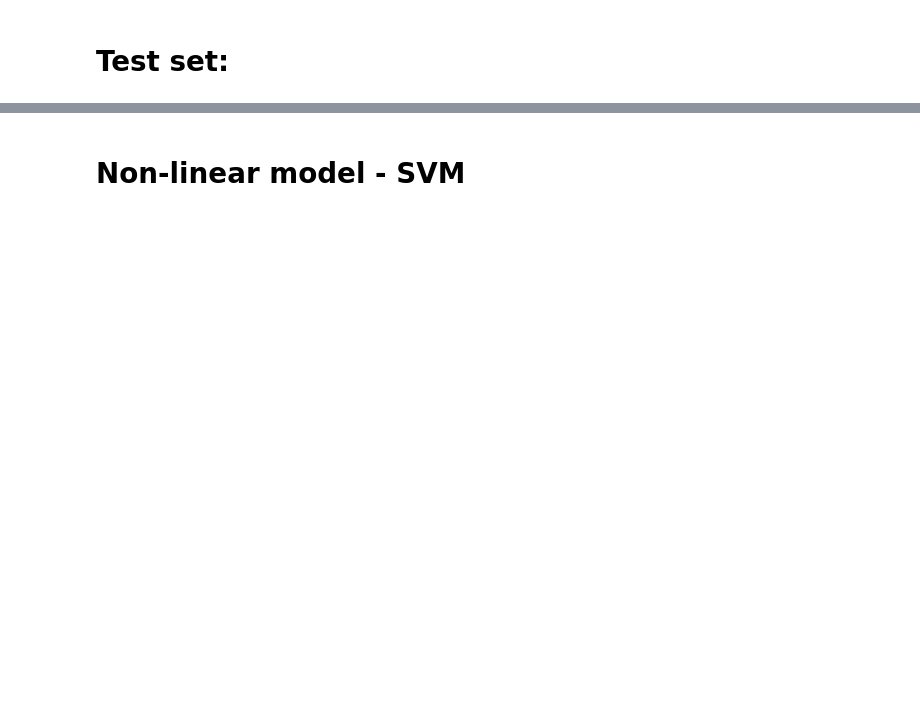
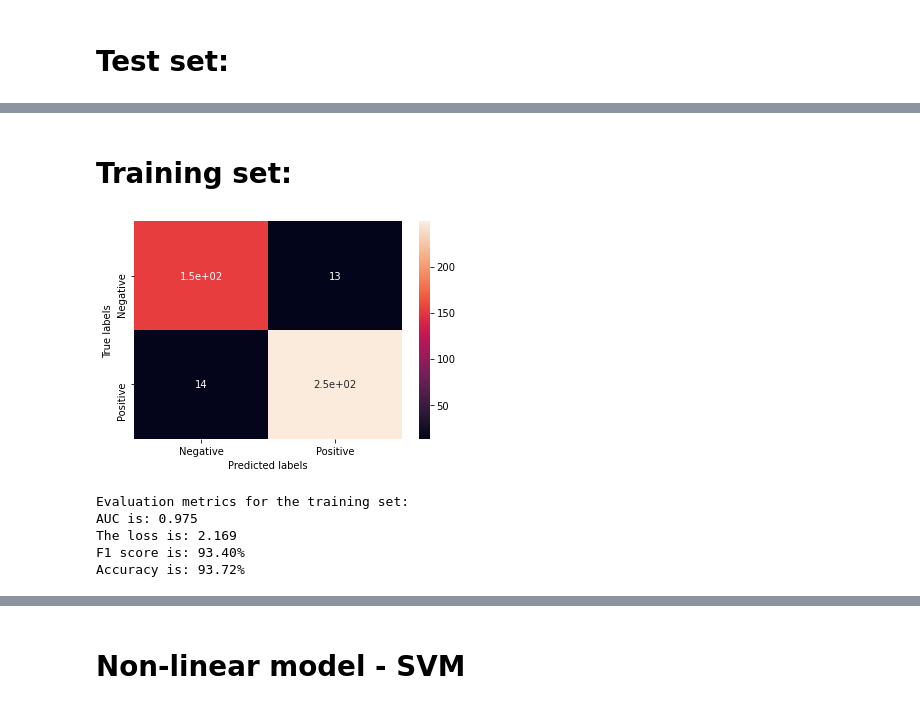
Before and after one commit to mlh-master/hw2_mlh-shir-sagi, a Jupyter notebook: HW2.ipynb, the cells around one changed output, grey strips where cells are left out. Drawn from its saved outputs; the diff is of its cells as text; code cells hidden in the pictures; blank space fills up the shorter version.

Commit message:
All linear and non-linear models complete

```diff
--- a/HW2.ipynb
+++ b/HW2.ipynb
@@ -181,0 +184,29 @@ Accuracy is: 90.74%
+# %%
+from sklearn.model_selection import StratifiedKFold
+n_splits = 5
+skf = StratifiedKFold(n_splits=n_splits, random_state=10, shuffle=True)
+
+from sklearn.svm import SVC
+from sklearn.model_selection import GridSearchCV
+from sklearn.pipeline import Pipeline
+from sklearn.metrics import confusion_matrix
+svc = SVC(probability=True)
+pipe = Pipeline(steps=[('svm', svc)])
+C = [0.001,0.01,0.5,1,1.5,2,3,4,5,10,20,50,100,1000]
+svm_lin = GridSearchCV(estimator=pipe,
+             param_grid={'svm__kernel':['linear'], 'svm__C':C},
+             scoring=['accuracy','f1','precision','recall','roc_auc'],
+             cv=skf, refit='roc_auc', verbose=3, return_train_score=True)
+svm_lin.fit(X_train, y_train)
+best_svm_lin = svm_lin.best_estimator_
+print(svm_lin.best_params_)
+
+y_pred_train_svm_lin = best_svm_lin.predict(X_train)
+y_pred_proba_train_svm_lin = best_svm_lin.predict_proba(X_train)
+AUC_train_svm_lin = roc_auc_score(y_train, y_pred_proba_train_svm_lin[:,1])
+loss_train_svm_lin = log_loss(y_train, y_pred_train_svm_lin)
+
+y_pred_test_svm_lin = best_svm_lin.predict(X_test)
+y_pred_proba_test_svm_lin = best_svm_lin.predict_proba(X_test)
+AUC_test_svm_lin = roc_auc_score(y_test, y_pred_proba_test_svm_lin[:,1])
+loss_test_svm_lin = log_loss(y_test, y_pred_test_svm_lin)
@@ -181,0 +231,21 @@ Accuracy is: 90.74%
+# %% [markdown]
+# Training set:
+# %%
+cnf_matrix_train = metrics.confusion_matrix(y_pred_train_svm_lin, y_train)
+ax1 = plt.subplot()
+sns.heatmap(cnf_matrix_train, annot=True, xticklabels=['Negative','Positive'], yticklabels=['Negative','Positive'])
+ax1.set(ylabel='True labels', xlabel='Predicted labels')
+plt.show()
+
+print('Evaluation metrics for the training set:')
+print('AUC is: %.3f' % (AUC_train_svm_lin))
+print('The loss is: %.3f' % (loss_train_svm_lin))
+print("F1 score is: " + str("{0:.2f}".format(100 * metrics.f1_score(y_train, y_pred_train_svm_lin, average='macro'))) + "%")
+print("Accuracy is: " + str("{0:.2f}".format(100 * metrics.accuracy_score(y_train, y_pred_train_svm_lin))) + "%")
+# %% [output]
+[figure, added]
+Evaluation metrics for the training set:
+AUC is: 0.975
+The loss is: 2.169
+F1 score is: 93.40%
+Accuracy is: 93.72%
```
Also changed, not shown: parts of 23 cells of this notebook, 1 other file.
